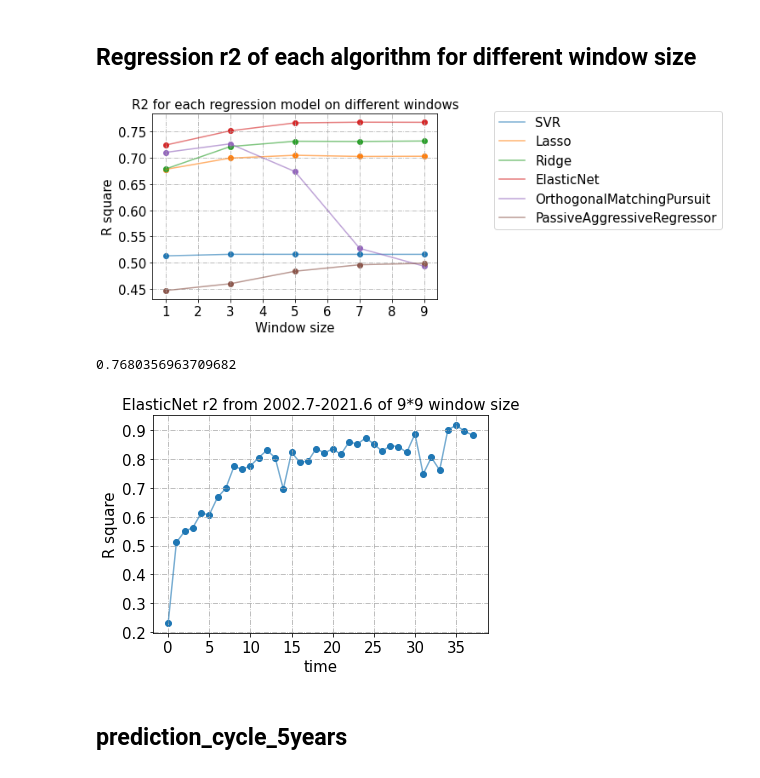
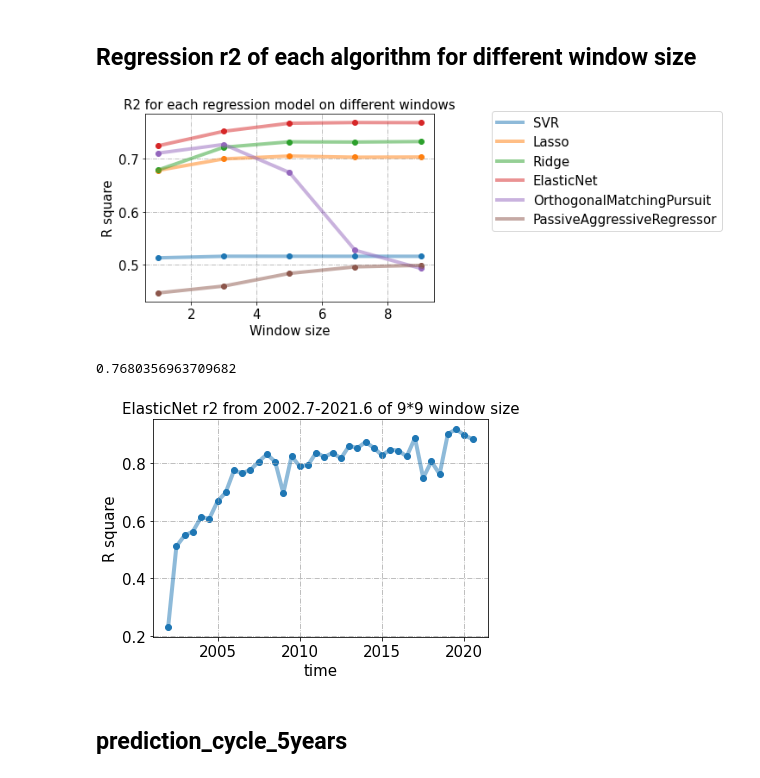
Before and after one commit to jiashenggu/ai_in_bio, a Jupyter notebook: pubmed_figure_2022.ipynb, the cells around one changed output. Drawn from its saved outputs; the diff is of its cells as text; code cells hidden in the pictures.

```diff
--- a/pubmed_figure_2022.ipynb
+++ b/pubmed_figure_2022.ipynb
@@ -25,8 +25,8 @@ for window_size in window_sizes:
 model_list = ['SVR', 'Lasso', 'Ridge','ElasticNet', 'OrthogonalMatchingPursuit', 'PassiveAggressiveRegressor']
 for model in model_list:
     plt.plot(window_sizes, [mean(reg_window_size[model]) for reg_window_size in reg_window_sizes],  label=model
-    , alpha = 0.6)
-    plt.scatter(window_sizes, [mean(reg_window_size[model]) for reg_window_size in reg_window_sizes])
+    , linewidth = 4, alpha = 0.5)
+    plt.scatter(window_sizes, [mean(reg_window_size[model]) for reg_window_size in reg_window_sizes], marker='o')
 
 plt.title("R2 for each regression model on different windows", fontsize=15)
 plt.legend(loc=8, bbox_to_anchor=(1.6, 0.34), fontsize=15)
@@ -35,34 +35,34 @@ plt.yticks(fontsize=15)
 plt.xlabel("Window size", fontsize=15)
 plt.ylabel("R square", fontsize=15)
 plt.grid(linestyle = '-.')
-
+# plt.tight_layout()
 plt.savefig("picture/models_R2_windows_size.pdf")
 # %% [output]
-[figure, old version]
+[figure, new version]
 # %%
 import pandas as pd
 reg_results = pd.read_csv("window_size_9_final.csv", index_col=0)
 reg_results = reg_results[4:-1]
 import matplotlib.pyplot as plt
 from statistics import mean
 
-x=[i for i in range(0,38)]
+x=[2002+i/2 for i in range(0,38)]
 model = 'ElasticNet'
-plt.plot(x, reg_results[model], label=model, alpha = 0.6)
-plt.scatter(x, reg_results[model])
+plt.plot(x, reg_results[model], label=model, linewidth = 4, alpha = 0.5)
+plt.scatter(x, reg_results[model], marker='o')
 print(mean(reg_results[model]))
 
 plt.xticks(fontsize=15)
 plt.yticks(fontsize=15)
 plt.xlabel("time", fontsize=15)
 plt.ylabel("R square", fontsize=15)
 plt.grid(linestyle = '-.')
 plt.title("ElasticNet r2 from 2002.7-2021.6 of 9*9 window size", fontsize=15)
 plt.savefig("picture/ElasticNet_window_size_9.pdf")
 plt.show()
 # %% [output]
 0.7680356963709682
-[figure, old version]
+[figure, new version]
 # %% [markdown]
 ## prediction_cycle_5years
 # %%
```
Also changed, not shown: parts of 1 cell of this notebook, 4 other files.
